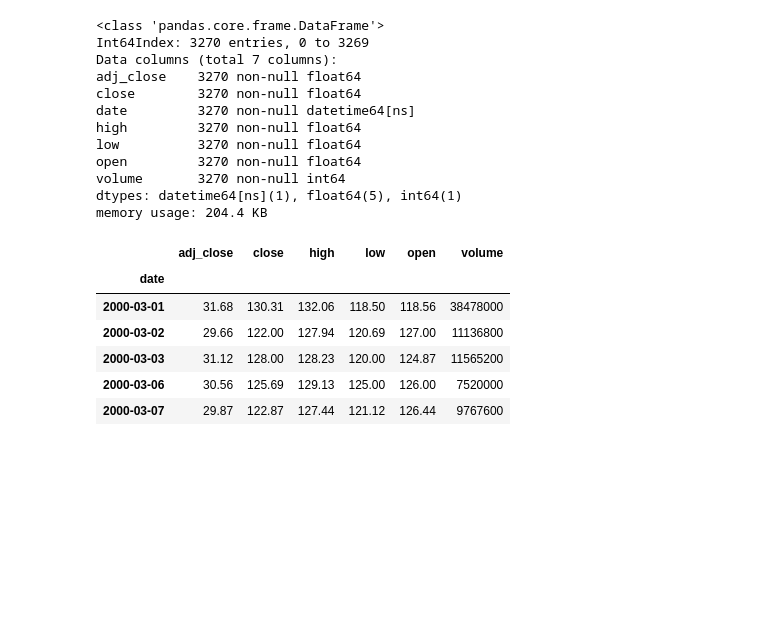
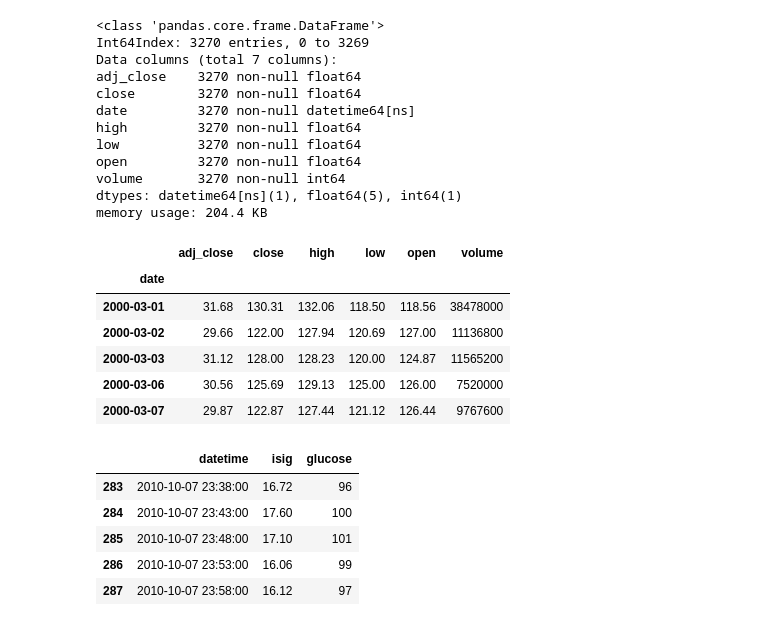
Before and after one commit to thap/python_basics_to_advanced, a Jupyter notebook: bokeh/bokeh.ipynb, the cells around one changed output. Saved outputs shown, nothing was run; the diff lists cells and outputs as text; code cells hidden in the pictures; blank space fills up the shorter version.

```diff
--- a/bokeh/bokeh.ipynb
+++ b/bokeh/bokeh.ipynb
@@ -149,0 +179,10 @@ show(p)
+# %%
+glucose = pd.read_csv('glucose.csv')
+glucose.tail()
+# %% [output]
+|  | datetime | isig | glucose |
+| 283 | 2010-10-07 23:38:00 | 16.72 | 96 |
+| 284 | 2010-10-07 23:43:00 | 17.60 | 100 |
+| 285 | 2010-10-07 23:48:00 | 17.10 | 101 |
+| 286 | 2010-10-07 23:53:00 | 16.06 | 99 |
+| 287 | 2010-10-07 23:58:00 | 16.12 | 97 |
```
Also changed, not shown: parts of 8 cells of this notebook, 10 other files.
